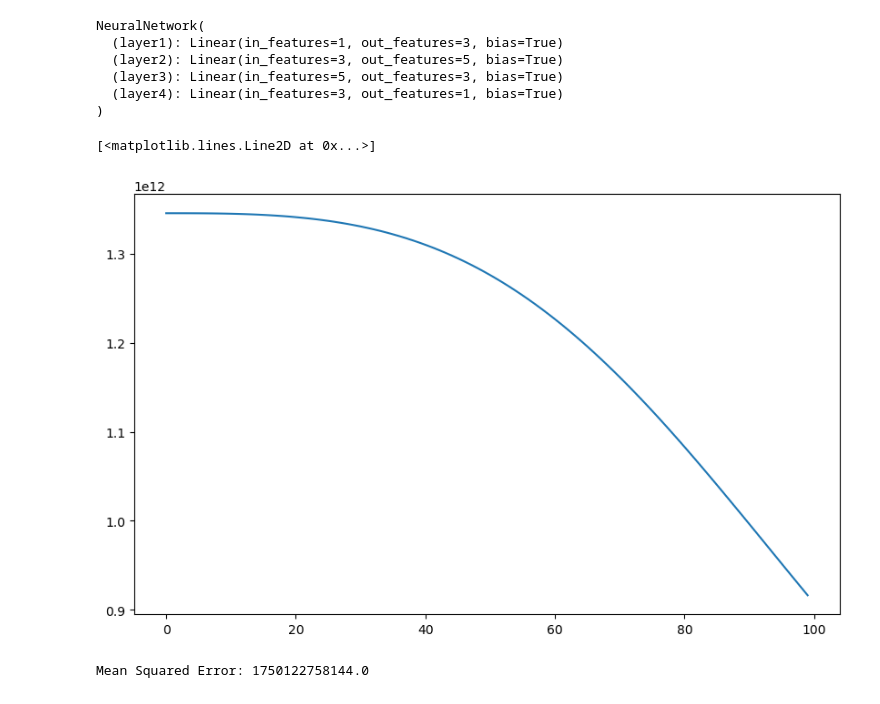
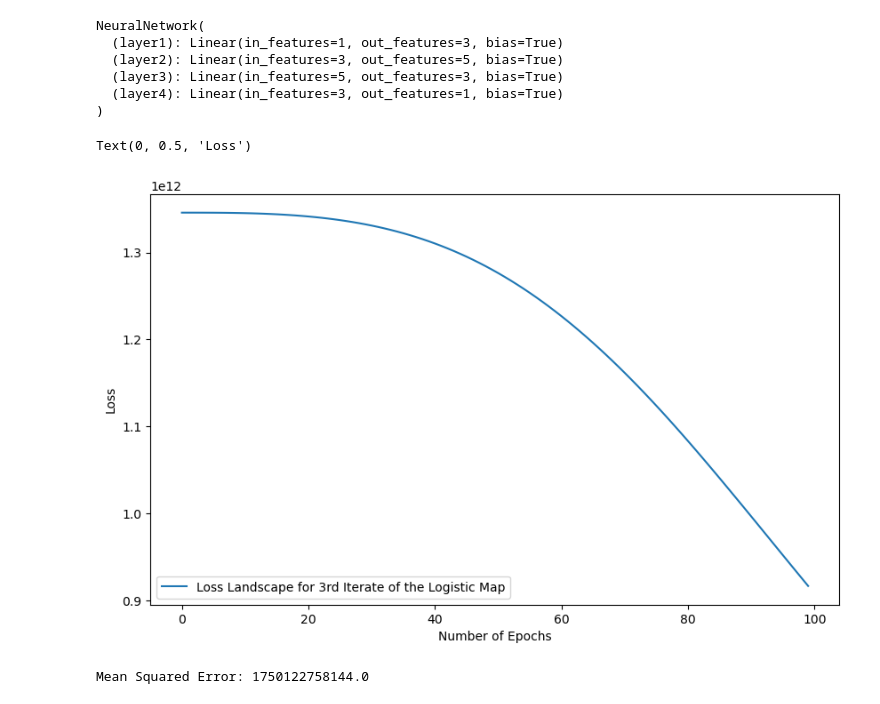
Before and after one commit to ritog/logistic_map_nn, a Jupyter notebook: mthesis_3.ipynb, the cells around one changed output. Saved outputs shown, nothing was run; the diff lists cells and outputs as text; code cells hidden in the pictures.

```diff
--- a/mthesis_3.ipynb
+++ b/mthesis_3.ipynb
@@ -38,7 +38,7 @@ plt.grid();
 # %%
 from sklearn.model_selection import train_test_split
 # %%
-X, y = x_0s, ys_2
+X, y = x_0s, ys_3
 
 X_train, X_test, y_train, y_test = train_test_split(X, y, test_size=0.2, random_state=42)
 # %%
@@ -119,10 +119,13 @@ for epoch in trange(num_epochs):
 # %%
 fig = plt.figure(figsize=(10, 6))
 import matplotlib.pyplot as plt
 plt.plot(loss_hist)
+plt.legend(['Loss Landscape for 3rd Iterate of the Logistic Map'], loc="lower left")
+plt.xlabel('Number of Epochs')
+plt.ylabel('Loss')
 # %% [output]
-[<matplotlib.lines.Line2D at 0x...>]
+Text(0, 0.5, 'Loss')
-[figure, old version]
+[figure, new version]
 # %%
 preds_on_test = [nn_model(torch.tensor(i, device=device)) for i,j in test_dl]
 preds_plot = torch.tensor([preds_on_test[i].item() for i in range(len(preds_on_test))], device="cpu")
```
Also changed, not shown: parts of 1 cell of this notebook, 7 other files.
